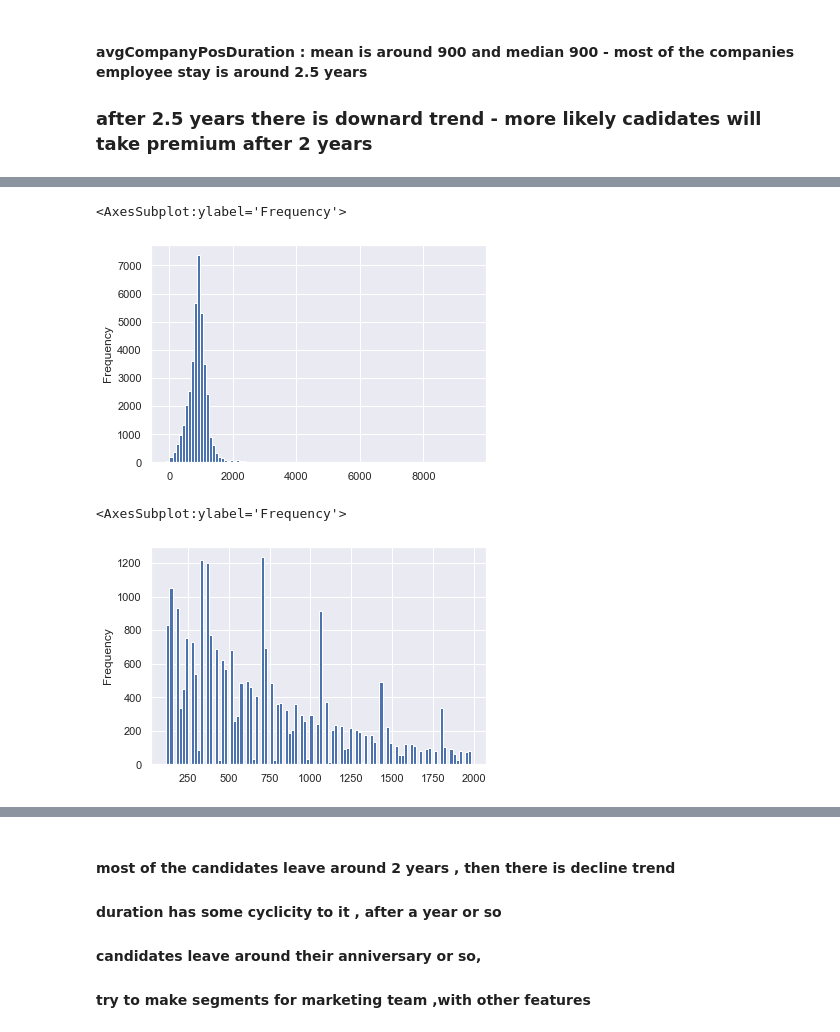
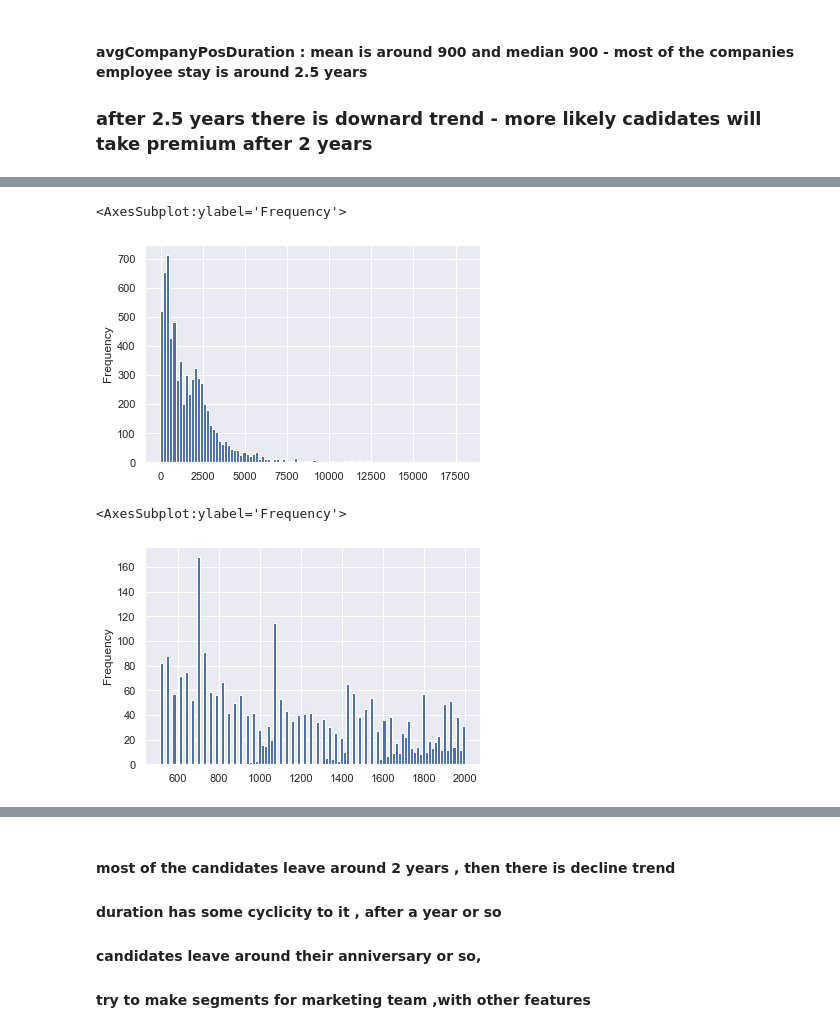
Before and after one commit to deepakPITT/linkedinpremium, a Jupyter notebook: linkedinpremium-Copy1.ipynb, the cells around one changed output, grey strips where cells are left out. Saved outputs shown, nothing was run; the diff lists cells and outputs as text; code cells hidden in the pictures.

```diff
--- a/linkedinpremium-Copy1.ipynb
+++ b/linkedinpremium-Copy1.ipynb
@@ -305,0 +572,9 @@ cleantranscations
+# %%
+ninetieth_percentile = np.percentile(memberlevelgrp.companyFollowerCount_x, 90)
+# print(tenth_percentile, ninetieth_percentile)b = np.where(sample<tenth_percentile, tenth_percentile, sample)
+b = np.where(memberlevelgrp.companyFollowerCount_x>ninetieth_percentile, ninetieth_percentile,memberlevelgrp.companyFollowerCount_x)
+memberlevelgrp["companyFollowerCount_x"] = pd.Series(b)
+#b = np.where(a<4)
+# print("Sample:", sample)
+print("New array:",b)
+print("New array:",ninetieth_percentile)
@@ -305,0 +628,16 @@ cleantranscations
+# %%
+for column in memberlevelgrp[['companyStaffCount_x','avgCompanyPosDuration_x',
+                                'ageEstimate','followersCount','avgMemberPosDuration_x']]:
+
+    # Select column contents by column
+    # name using [] operator
+    columnSeriesObj = memberlevelgrp[column]
+    print('Column Name : ', column)
+    f, (ax_box, ax_hist) = plt.subplots(2, sharex=True, gridspec_kw={"height_ratios": (.15, .85)})
+    sns.set(style="darkgrid")
+    sns.boxplot(memberlevelgrp[column], ax=ax_box)
+    sns.distplot(memberlevelgrp[column], ax=ax_hist)
+    ax_box.set(xlabel='boxplot')
+    plt.show()
+    # Add a graph in each part
+    print(memberlevelgrp[column].describe())
@@ -305,0 +700,2 @@ cleantranscations
+# %%
+memberlevelgrp=memberlevelgrp.drop(["memberUrn","startDate"], axis=1)
@@ -816,17 +1263,16 @@ linkedin_data_copy
 #linkedin_data_copy[(linkedin_data_copy['hasPicture']!=0)].loc[hasPicture=1
 # %%
 #linkedin_data_copy=linkedin_data_copy["hasPicture"].fillna(0, inplace=True)
-linkedin_data_copy['duration']=linkedin_data_copy.endDate-linkedin_data_copy.startDate
-linkedin_data_copy['duration']=linkedin_data_copy['duration'].dt.days
+memberlevelgrp['duration']=memberlevelgrp.endDate-memberlevelgrp.startDate
+memberlevelgrp['duration']=memberlevelgrp['duration'].dt.days
 # %%
-linkedin_data_copy.avgCompanyPosDuration.plot.hist(bins=100)
-#linkedin_data_copy[(linkedin_data_copy['avgCompanyPosDuration']>1300)
+memberlevelgrp.duration.plot.hist(bins=100)
 # %% [output]
 <AxesSubplot:ylabel='Frequency'>
-[figure, old version]
+[figure, new version]
 # %%
 #linkedin_data_copy.value_counts('duration').plot.hist(bins=100)
-linkedin_data_copy[(linkedin_data_copy['duration']>100) & (linkedin_data_copy['duration']<2000)].duration.plot.hist(bins=100)
+memberlevelgrp[(memberlevelgrp['duration']>500) & (memberlevelgrp['duration']<2000)].duration.plot.hist(bins=100)
 # %% [output]
 <AxesSubplot:ylabel='Frequency'>
-[figure, old version]
+[figure, new version]
```
Also changed, not shown: parts of 121 cells of this notebook.
